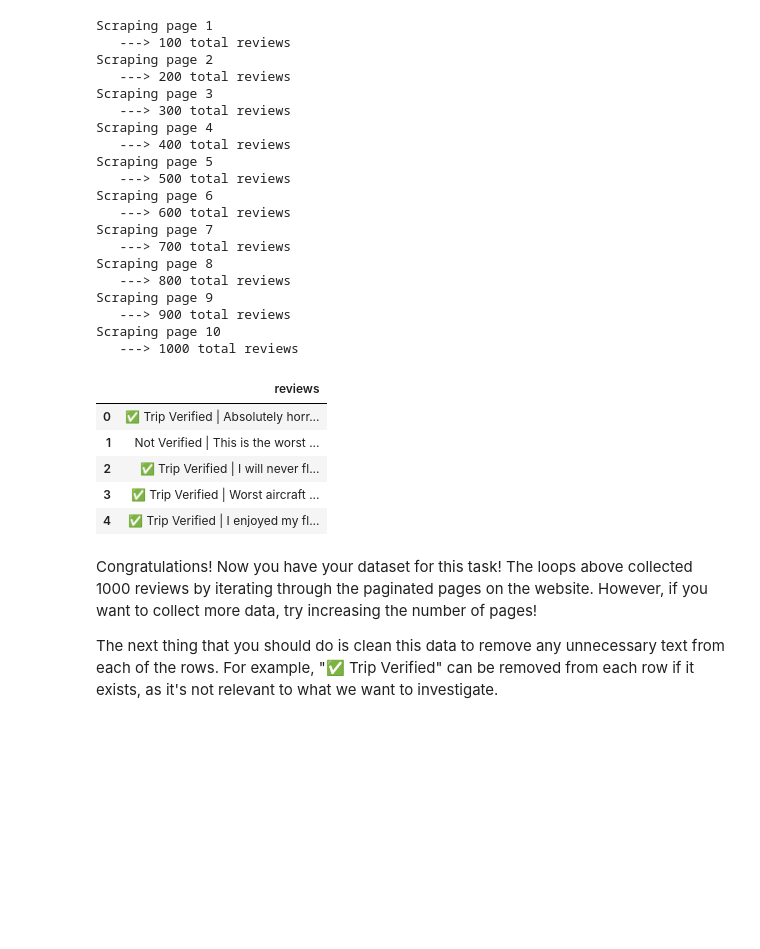
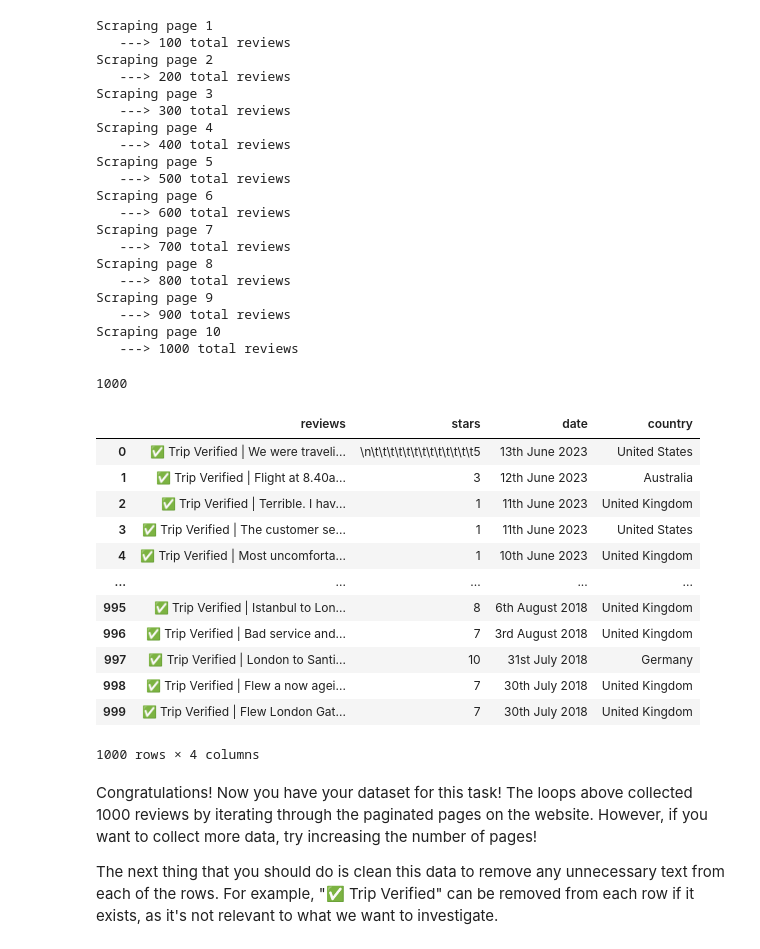
Before and after one commit to abolfazlaghdaee/BritishAirways_OnlineInternship, a Jupyter notebook: Task1/task1.ipynb, the cells around one changed output. Cells and saved outputs as stored; diff of their text form; code cells hidden in the pictures; blank space fills up the shorter version.

```diff
--- a/Task1/task1.ipynb
+++ b/Task1/task1.ipynb
@@ -35,6 +39,9 @@ pages = 10
 page_size = 100
 
 reviews = []
+stars = []
+country= []
+date= []
 
 # for i in range(1, pages + 1):
 for i in range(1, pages + 1):
@@ -53,6 +60,17 @@ for i in range(1, pages + 1):
     for para in parsed_content.find_all("div", {"class": "text_content"}):
         reviews.append(para.get_text())
 
+    for para in parsed_content.find_all("div", class_ = "rating-10"):
+        stars.append(para.span.get_text())
+
+    for para in parsed_content.find_all("h3"):
+        country.append(para.span.next_sibling.get_text().strip("( )"))
+
+
+    for para in parsed_content.find_all('time'):
+        date.append(para.get_text())
+
+
     print(f"   ---> {len(reviews)} total reviews")
 # %% [output]
 Scraping page 1
@@ -75,14 +93,12 @@ Scraping page 9
    ---> 900 total reviews
 Scraping page 10
    ---> 1000 total reviews
+# %%
+len(reviews)
+
+len(country)
+len(date)
+# %% [output]
+1000
 # %%
-df = pd.DataFrame()
-df["reviews"] = reviews
-df.head()
+df = pd.DataFrame({"reviews":reviews,"stars": stars[0:1000], "date":date, "country": country})
-# %% [output]
-|  | reviews |
-| 0 | ✅ Trip Verified | Absolutely horr... |
-| 1 | Not Verified | This is the worst ... |
-| 2 | ✅ Trip Verified | I will never fl... |
-| 3 | ✅ Trip Verified | Worst aircraft ... |
-| 4 | ✅ Trip Verified | I enjoyed my fl... |
@@ -90,0 +105,16 @@ df.to_csv("data/BA_reviews.csv")
+# %%
+df
+# %% [output]
+|  | reviews | stars | date | country |
+| 0 | ✅ Trip Verified | We were traveli... | \n\t\t\t\t\t\t\t\t\t\t\t\t\t5 | 13th June 2023 | United States |
+| 1 | ✅ Trip Verified | Flight at 8.40a... | 3 | 12th June 2023 | Australia |
+| 2 | ✅ Trip Verified | Terrible. I hav... | 1 | 11th June 2023 | United Kingdom |
+| 3 | ✅ Trip Verified | The customer se... | 1 | 11th June 2023 | United States |
+| 4 | ✅ Trip Verified | Most uncomforta... | 1 | 10th June 2023 | United Kingdom |
+| ... | ... | ... | ... | ... |
+| 995 | ✅ Trip Verified | Istanbul to Lon... | 8 | 6th August 2018 | United Kingdom |
+| 996 | ✅ Trip Verified | Bad service and... | 7 | 3rd August 2018 | United Kingdom |
+| 997 | ✅ Trip Verified | London to Santi... | 10 | 31st July 2018 | Germany |
+| 998 | ✅ Trip Verified | Flew a now agei... | 7 | 30th July 2018 | United Kingdom |
+| 999 | ✅ Trip Verified | Flew London Gat... | 7 | 30th July 2018 | United Kingdom |
+1000 rows × 4 columns
```
Also changed, not shown: parts of 12 cells of this notebook, 1 other file.
